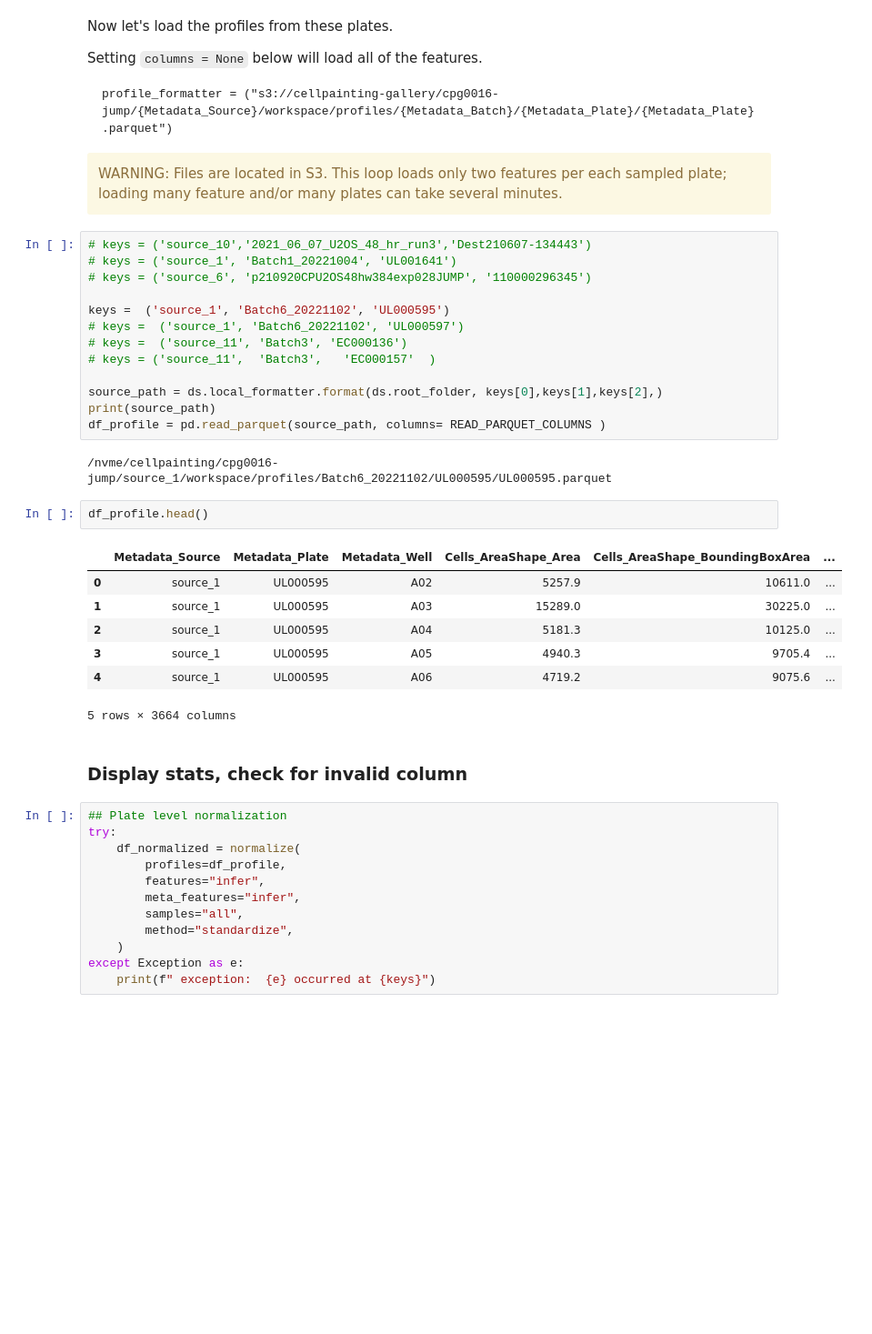
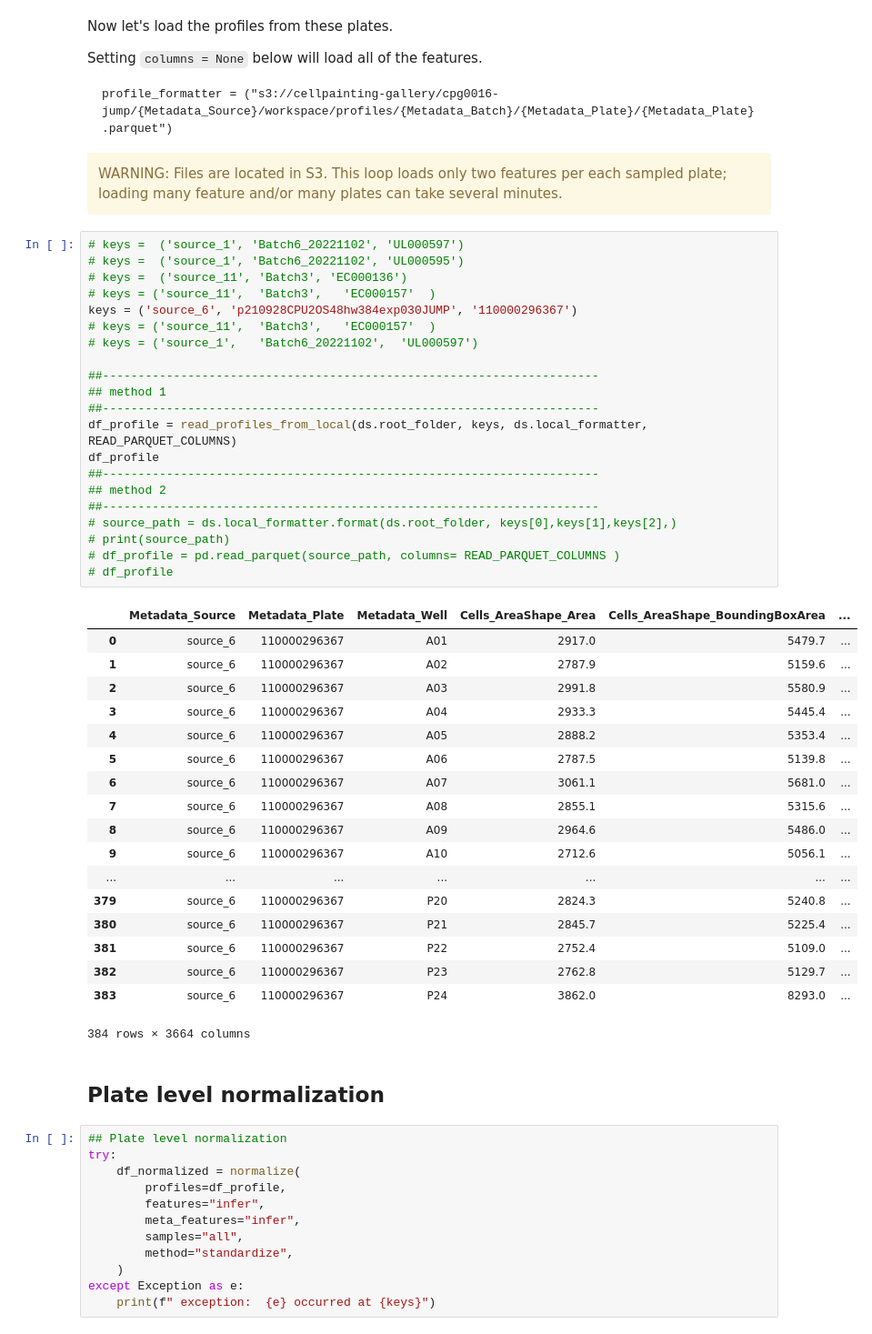
Before and after one commit to kbardool/Cellpainting-DataPrep, a Jupyter notebook: 4-Dataprep_4_GetCellProfiles.ipynb, the cells around one changed output. Shown at 91% size. Saved outputs shown, nothing was run; the diff lists cells and outputs as text; blank space fills up the shorter version.

```diff
--- a/4-Dataprep_4_GetCellProfiles.ipynb
+++ b/4-Dataprep_4_GetCellProfiles.ipynb
@@ -885,33 +753,48 @@ profile_formatter = ("s3://cellpainting-gallery/cpg0016-jump/{Metadata_Source}/w
 <div class="alert alert-warning">
 WARNING: Files are located in S3. This loop loads only two features per each sampled plate; loading many feature and/or many plates can take several minutes.
 </div>
-# %%
-# keys = ('source_10','2021_06_07_U2OS_48_hr_run3','Dest210607-134443')
-# keys = ('source_1', 'Batch1_20221004', 'UL001641')
-# keys = ('source_6', 'p210920CPU2OS48hw384exp028JUMP', '110000296345')
-
-keys =  ('source_1', 'Batch6_20221102', 'UL000595')
-# keys =  ('source_1', 'Batch6_20221102', 'UL000597')
-# keys =  ('source_11', 'Batch3', 'EC000136')
-# keys = ('source_11',	'Batch3',	'EC000157'	)
-
-source_path = ds.local_formatter.format(ds.root_folder, keys[0],keys[1],keys[2],)
-print(source_path)
-df_profile = pd.read_parquet(source_path, columns= READ_PARQUET_COLUMNS )
-# %% [output]
-/nvme/cellpainting/cpg0016-jump/source_1/workspace/profiles/Batch6_20221102/UL000595/UL000595.parquet
-# %%
-df_profile.head()
-# %% [output]
-|  | Metadata_Source | Metadata_Plate | Metadata_Well | Cells_AreaShape_Area | Cells_AreaShape_BoundingBoxArea | ... |
-| 0 | source_1 | UL000595 | A02 | 5257.9 | 10611.0 | ... |
-| 1 | source_1 | UL000595 | A03 | 15289.0 | 30225.0 | ... |
-| 2 | source_1 | UL000595 | A04 | 5181.3 | 10125.0 | ... |
-| 3 | source_1 | UL000595 | A05 | 4940.3 | 9705.4 | ... |
-| 4 | source_1 | UL000595 | A06 | 4719.2 | 9075.6 | ... |
-5 rows × 3664 columns
+# %%
+# keys =  ('source_1', 'Batch6_20221102', 'UL000597')
+# keys =  ('source_1', 'Batch6_20221102', 'UL000595')
+# keys =  ('source_11', 'Batch3', 'EC000136')
+# keys = ('source_11',	'Batch3',	'EC000157'	)
+keys = ('source_6', 'p210928CPU2OS48hw384exp030JUMP', '110000296367')
+# keys = ('source_11',	'Batch3',	'EC000157'	)
+# keys = ('source_1',	'Batch6_20221102',	'UL000597')
+
+##----------------------------------------------------------------------
+## method 1
+##----------------------------------------------------------------------
+df_profile = read_profiles_from_local(ds.root_folder, keys, ds.local_formatter, READ_PARQUET_COLUMNS)
+df_profile
+##----------------------------------------------------------------------
+## method 2
+##----------------------------------------------------------------------
+# source_path = ds.local_formatter.format(ds.root_folder, keys[0],keys[1],keys[2],)
+# print(source_path)
+# df_profile = pd.read_parquet(source_path, columns= READ_PARQUET_COLUMNS )
+# df_profile
+# %% [output]
+|  | Metadata_Source | Metadata_Plate | Metadata_Well | Cells_AreaShape_Area | Cells_AreaShape_BoundingBoxArea | ... |
+| 0 | source_6 | 110000296367 | A01 | 2917.0 | 5479.7 | ... |
+| 1 | source_6 | 110000296367 | A02 | 2787.9 | 5159.6 | ... |
+| 2 | source_6 | 110000296367 | A03 | 2991.8 | 5580.9 | ... |
+| 3 | source_6 | 110000296367 | A04 | 2933.3 | 5445.4 | ... |
+| 4 | source_6 | 110000296367 | A05 | 2888.2 | 5353.4 | ... |
+| 5 | source_6 | 110000296367 | A06 | 2787.5 | 5139.8 | ... |
+| 6 | source_6 | 110000296367 | A07 | 3061.1 | 5681.0 | ... |
+| 7 | source_6 | 110000296367 | A08 | 2855.1 | 5315.6 | ... |
+| 8 | source_6 | 110000296367 | A09 | 2964.6 | 5486.0 | ... |
+| 9 | source_6 | 110000296367 | A10 | 2712.6 | 5056.1 | ... |
+| ... | ... | ... | ... | ... | ... | ... |
+| 379 | source_6 | 110000296367 | P20 | 2824.3 | 5240.8 | ... |
+| 380 | source_6 | 110000296367 | P21 | 2845.7 | 5225.4 | ... |
+| 381 | source_6 | 110000296367 | P22 | 2752.4 | 5109.0 | ... |
+| 382 | source_6 | 110000296367 | P23 | 2762.8 | 5129.7 | ... |
+| 383 | source_6 | 110000296367 | P24 | 3862.0 | 8293.0 | ... |
+384 rows × 3664 columns
 # %% [markdown]
-###  Display stats, check for invalid  column
+## Plate level normalization
 # %%
 ## Plate level normalization
 try:
```
Also changed, not shown: parts of 102 cells of this notebook, 21 other files.
